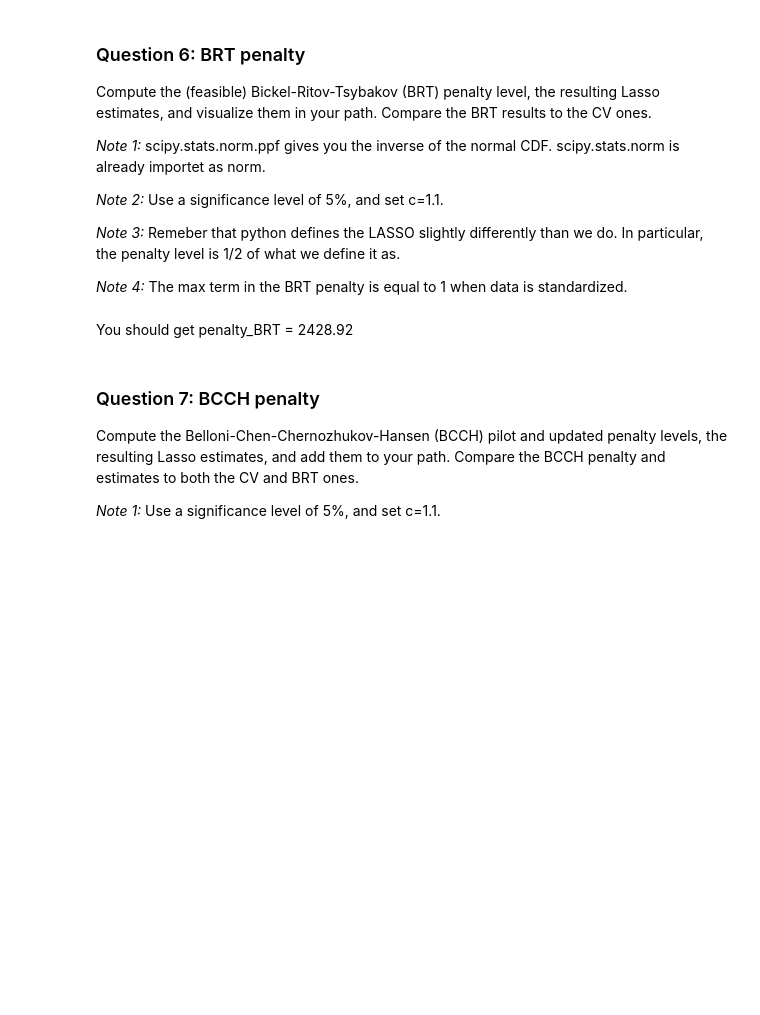
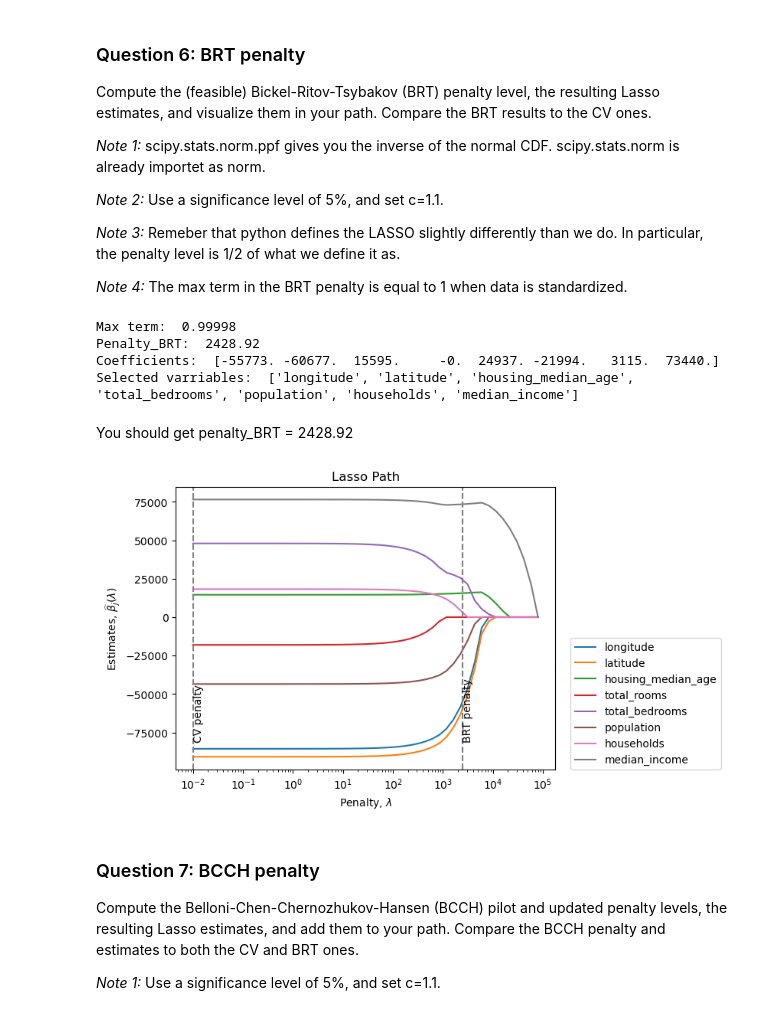
Before and after one commit to vkt823/My-repository, a Jupyter notebook: Problem sets/PS5/5_ex_ante.ipynb, the cells around one changed output. Cells and saved outputs as stored; diff of their text form; code cells hidden in the pictures; blank space fills up the shorter version.

```diff
--- a/Problem sets/PS5/5_ex_ante.ipynb
+++ b/Problem sets/PS5/5_ex_ante.ipynb
@@ -333,2 +339,26 @@ print('Selected varriables: ', Xnames[selected_variables_BRT].to_list())
+# %%
+# BRT penalty
+n,p = X_tilde.shape
+sigma = np.std(y)
+c = 1.1
+alpha = 0.05
+max_term = np.max(np.mean((X_tilde**2), axis=0))**0.5
+print('Max term: ', round(max_term,5))
+penalty_BRT = c*sigma*1/(n**0.5)*norm.ppf(1-alpha/(2*p)) #have divided penalty with 2 and have not multiploed by max_term because it equals 1 for standardized data
+print('Penalty_BRT: ', round(penalty_BRT,2))
+
+# Implied estimates and selection
+fit_BRT = Lasso(alpha=penalty_BRT).fit(X_tilde,y)
+coeff_BRT = fit_BRT.coef_
+print('Coefficients: ', np.round(coeff_BRT))
+
+# Selected variables
+selected_variables_BRT = (coeff_BRT!=0)
+print('Selected varriables: ', Xnames[selected_variables_BRT].to_list())
+# %% [output]
+Max term:  0.99998
+Penalty_BRT:  2428.92
+Coefficients:  [-55773. -60677.  15595.     -0.  24937. -21994.   3115.  73440.]
+Selected varriables:  ['longitude', 'latitude', 'housing_median_age', 'total_bedrooms', 'population', 'households', 'median_income']
 # %% [markdown]
 You should get penalty_BRT = 2428.92
@@ -338,3 +365,8 @@ You should get penalty_BRT = 2428.92
+# %%
+# Plot lasso path
+plot_lasso_path(penalty_grid, coefs, Xnames, vlines={'CV penalty':penalty_CV, 'BRT penalty':penalty_BRT})
+# %% [output]
+[figure, added]
 # %% [markdown]
 ### Question 7: BCCH penalty
  Compute the Belloni-Chen-Chernozhukov-Hansen (BCCH) pilot and updated penalty levels, the resulting Lasso estimates, and add them to your path. Compare
```
Also changed, not shown: parts of 19 cells of this notebook, 3 other files.
